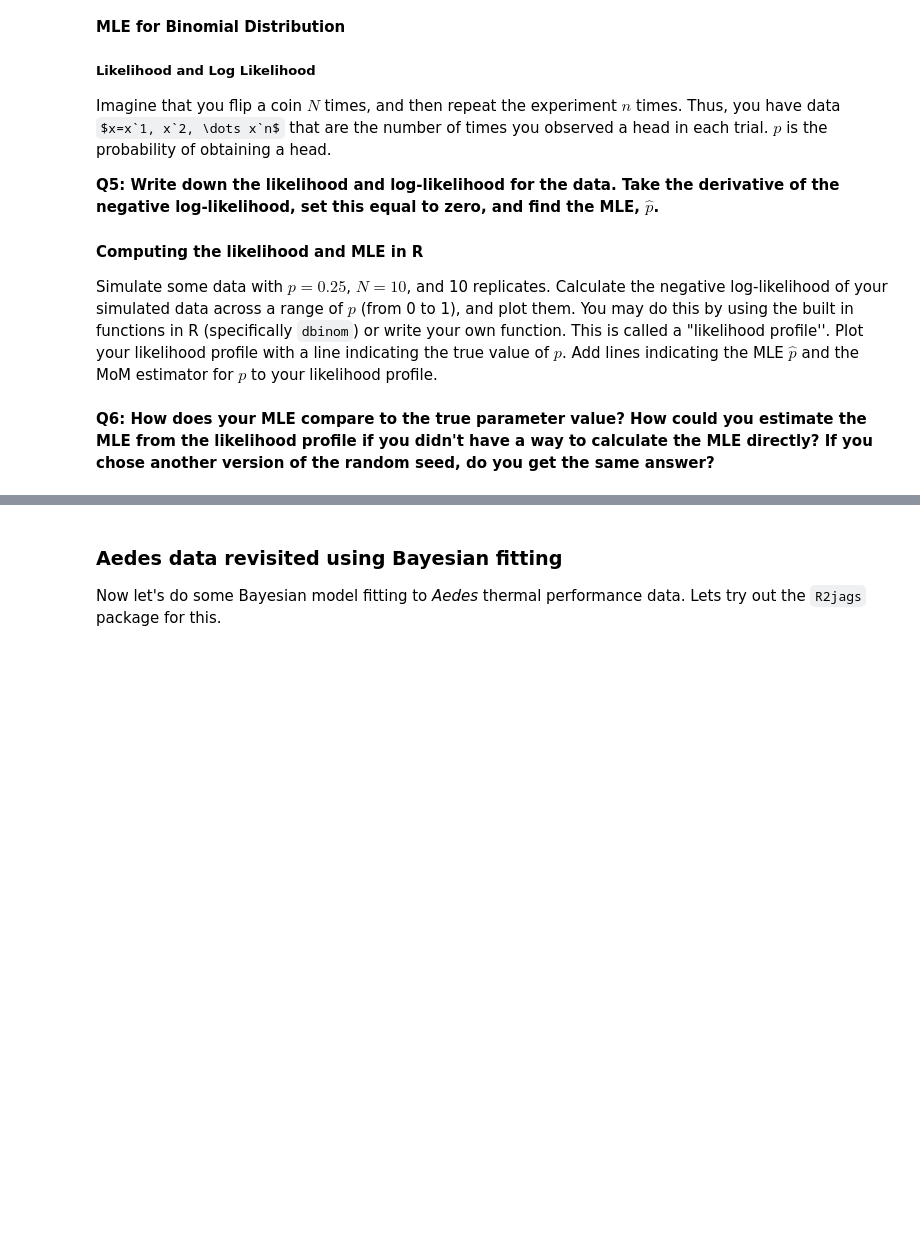
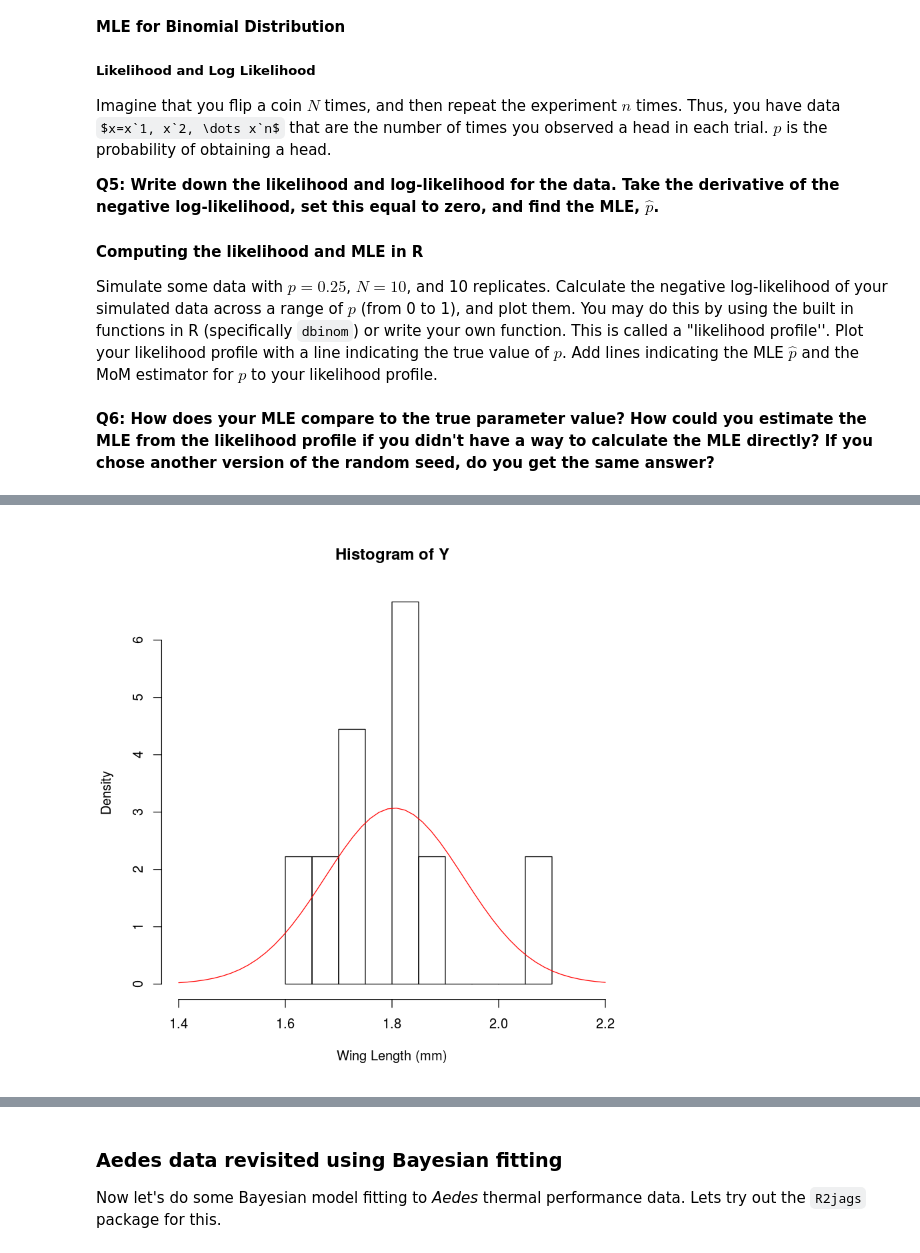
Before and after one commit to vectorbite/VBiTraining2, a Jupyter notebook: notebooks/ModelFitting.ipynb, the cells around one changed output, grey strips where cells are left out. Cells and saved outputs as stored; diff of their text form; code cells hidden in the pictures; some formulas as TeX source; blank space fills up the shorter version.

```diff
--- a/notebooks/ModelFitting.ipynb
+++ b/notebooks/ModelFitting.ipynb
@@ -1031,0 +965,6 @@ plot(samp)
+# %%
+x<-seq(1.4,2.2, length=50)
+hist(Y,breaks=10,xlab="Wing Length (mm)", xlim=c(1.4, 2.2), freq=FALSE)
+lines(x, dnorm(x, mean=m, sd=sqrt(s2)), col=2)
+# %% [output]
+[figure, added]
```
Also changed, not shown: parts of 82 cells of this notebook, 1 other file.
